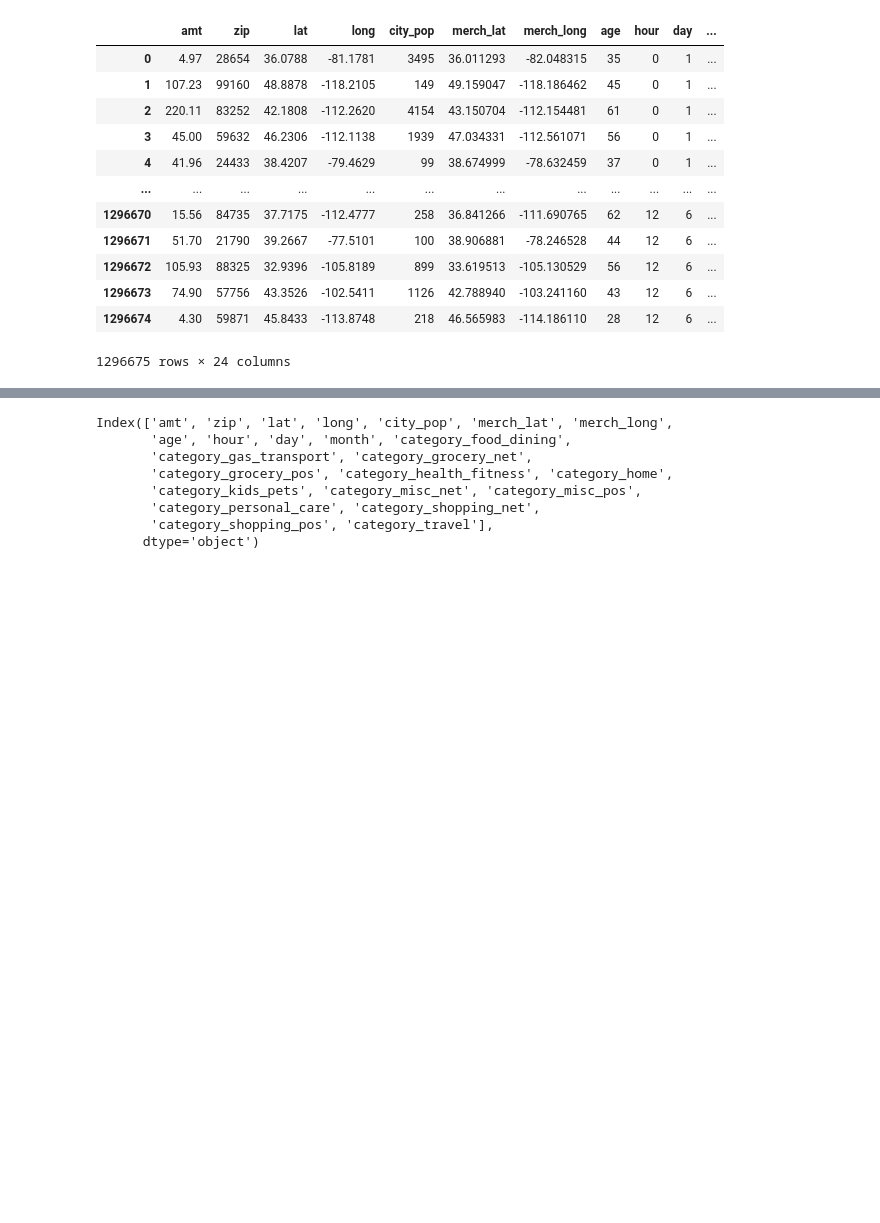
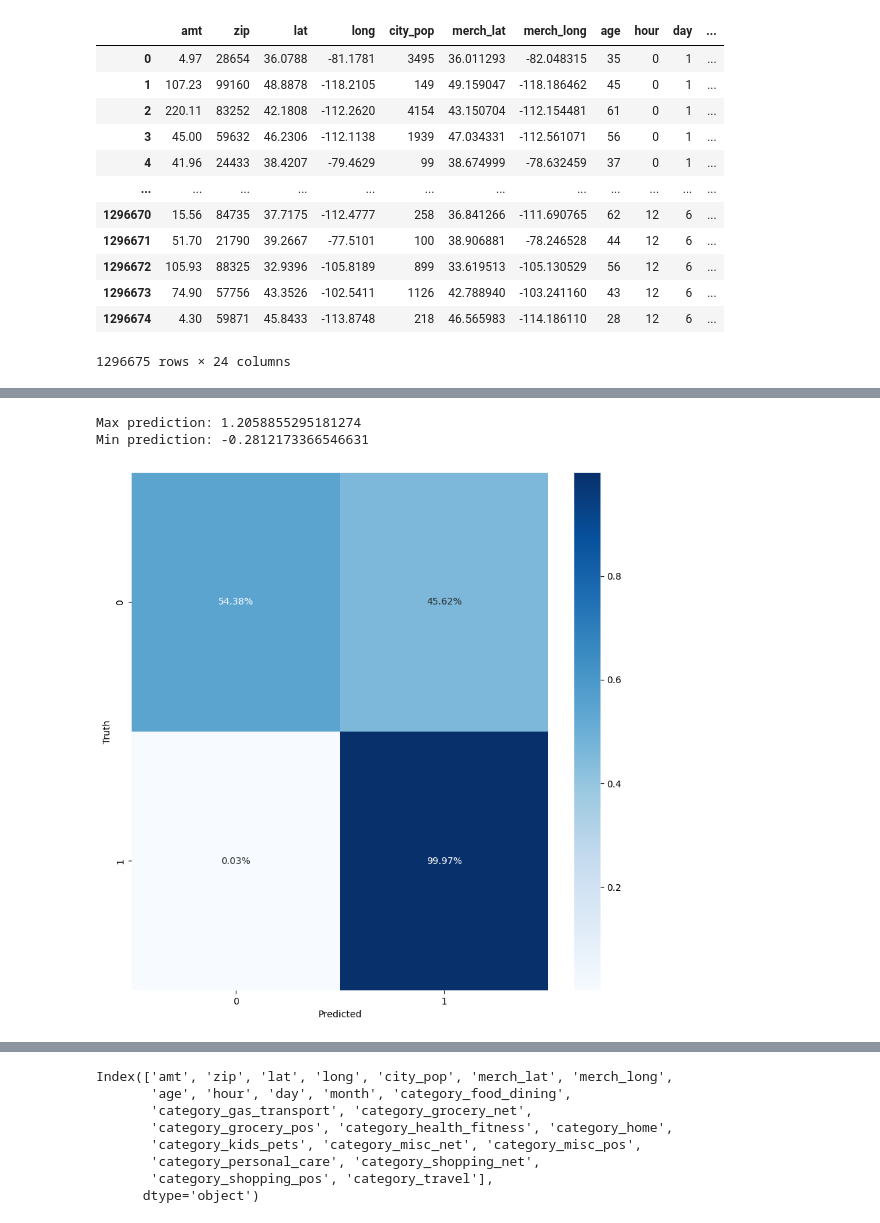
Before and after one commit to mokhlesurrahman/demo-fraud-detection, a Jupyter notebook: model.ipynb, the cells around one changed output, grey strips where cells are left out. Saved outputs shown, nothing was run; the diff lists cells and outputs as text; code cells hidden in the pictures; blank space fills up the shorter version.

```diff
--- a/model.ipynb
+++ b/model.ipynb
@@ -62,3 +60,27 @@ IProgress not found. Please update jupyter and ipywidgets. See https://ipywidget
+# %%
+# Plot classification matrix of test data
+from sklearn.metrics import confusion_matrix
+import matplotlib.pyplot as plt
+import seaborn as sns
+import numpy as np
+
+y_pred = model.predict(X_train_values)
+print(f"Max prediction: {y_pred.max()}")
+print(f"Min prediction: {y_pred.min()}")
+y_pred = y_pred > 0
+cm = confusion_matrix(y_train_values, y_pred)
+# Convert cm to percentages
+cm = cm.astype('float') / cm.sum(axis=1)[:, np.newaxis]
+# Plot
+plt.figure(figsize=(10,10))
+sns.heatmap(cm, annot=True, cmap='Blues', fmt='.2%')
+plt.xlabel('Predicted')
+plt.ylabel('Truth')
+plt.show()
+# %% [output]
+Max prediction: 1.2058855295181274
+Min prediction: -0.2812173366546631
+[figure, added]
 # %%
 exp[idx]
 # %% [output]
```
Also changed, not shown: parts of 5 cells of this notebook, 1 other file.
